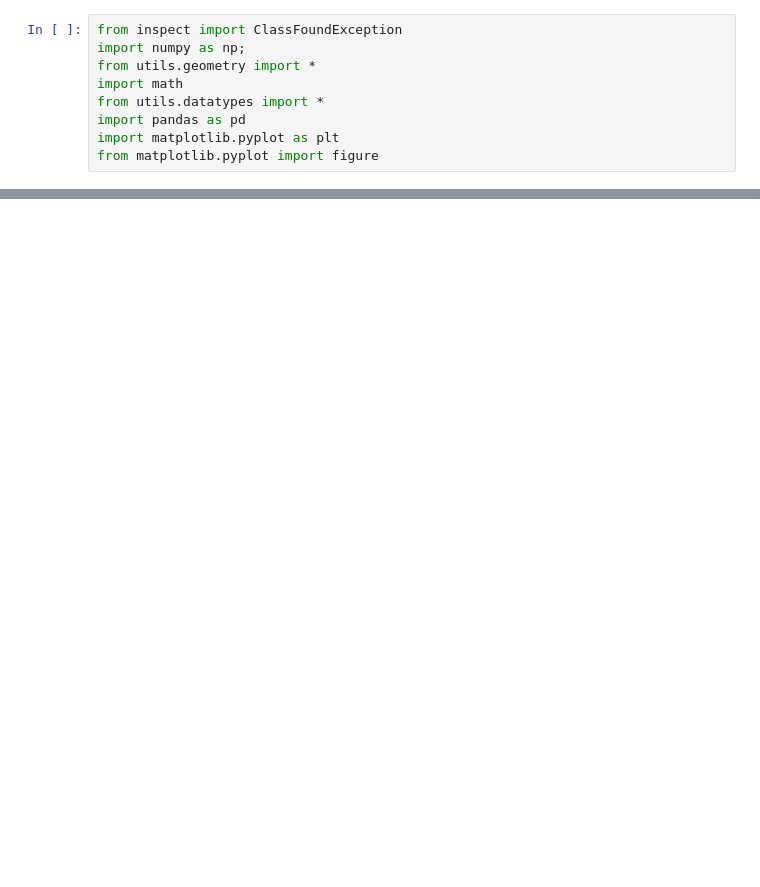
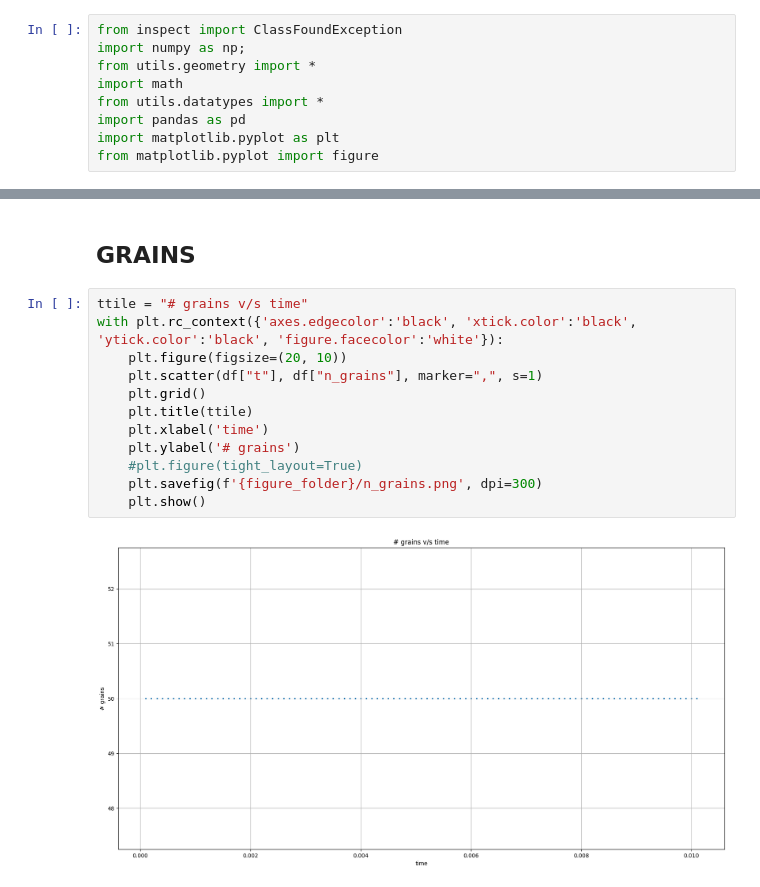
Before and after one commit to marceloramirezu/polycrystal-2d-vertex-model-simulation, a Jupyter notebook: stats.ipynb, the cells around one changed output, grey strips where cells are left out. Drawn from its saved outputs; the diff is of its cells as text; blank space fills up the shorter version.

```diff
--- a/stats.ipynb
+++ b/stats.ipynb
@@ -48,0 +74,16 @@ df
+# %% [markdown]
+## GRAINS
+# %%
+ttile = "# grains v/s time"
+with plt.rc_context({'axes.edgecolor':'black', 'xtick.color':'black', 'ytick.color':'black', 'figure.facecolor':'white'}):
+    plt.figure(figsize=(20, 10))
+    plt.scatter(df["t"], df["n_grains"], marker=",", s=1)
+    plt.grid()
+    plt.title(ttile)
+    plt.xlabel('time')
+    plt.ylabel('# grains')
+    #plt.figure(tight_layout=True)
+    plt.savefig(f'{figure_folder}/n_grains.png', dpi=300)
+    plt.show()
+# %% [output]
+[figure, added]
```
Also changed, not shown: parts of 16 cells of this notebook, 17 other files.
